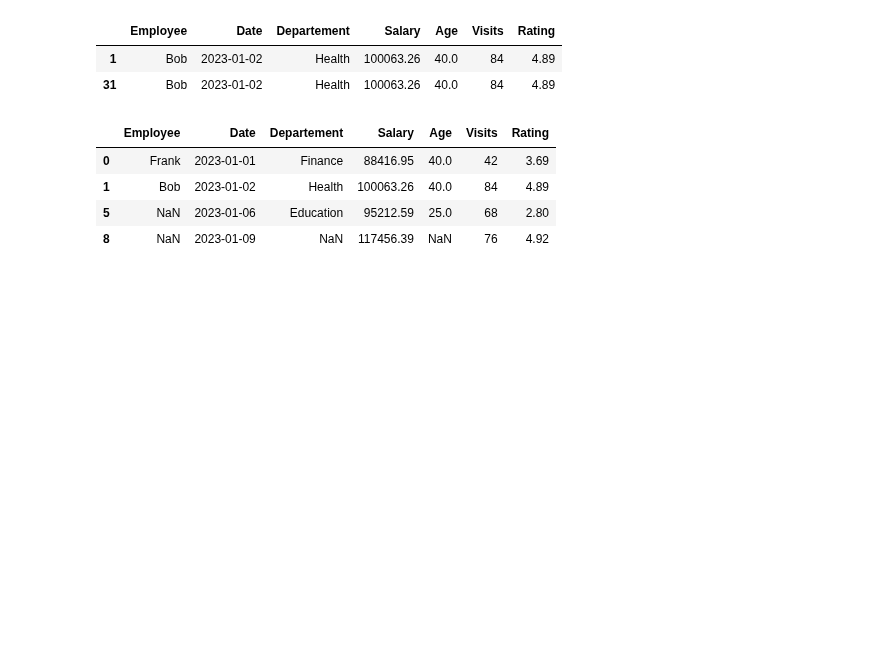
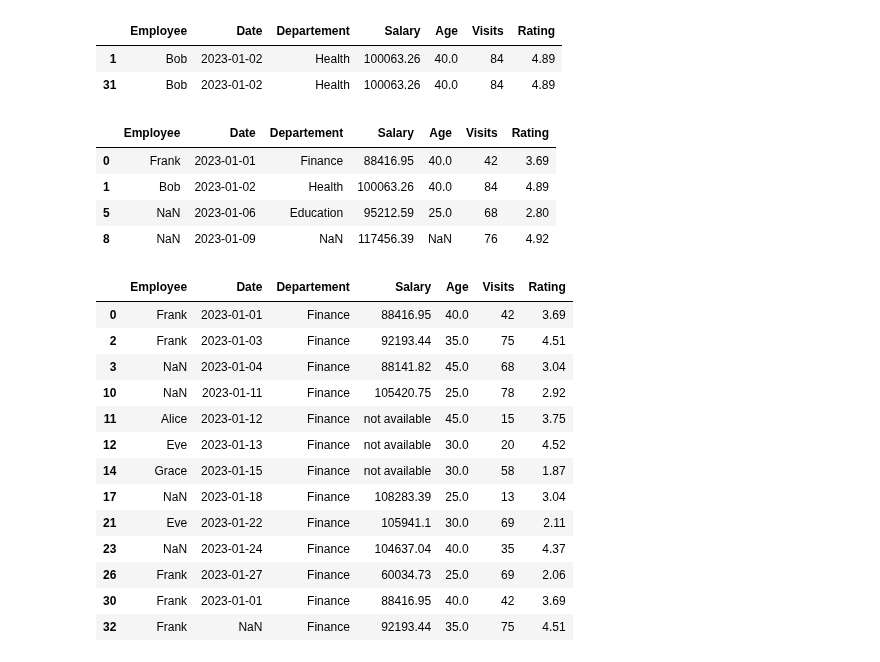
Before and after one commit to nevillemakoyi/Pandas_basic, a Jupyter notebook: notebooks/3 - data cleaning avec pandas - Exercice - élève .ipynb, the cells around one changed output. Saved outputs shown, nothing was run; the diff lists cells and outputs as text; code cells hidden in the pictures; blank space fills up the shorter version.

```diff
--- a/notebooks/3 - data cleaning avec pandas - Exercice - élève .ipynb
+++ b/notebooks/3 - data cleaning avec pandas - Exercice - élève .ipynb
@@ -312,3 +312,20 @@ dfwp
 | 1 | Bob | 2023-01-02 | Health | 100063.26 | 40.0 | 84 | 4.89 |
 | 5 | NaN | 2023-01-06 | Education | 95212.59 | 25.0 | 68 | 2.80 |
 | 8 | NaN | 2023-01-09 | NaN | 117456.39 | NaN | 76 | 4.92 |
+# %%
+df [df['Departement'] == 'Finance']
+# %% [output]
+|  | Employee | Date | Departement | Salary | Age | Visits | Rating |
+| 0 | Frank | 2023-01-01 | Finance | 88416.95 | 40.0 | 42 | 3.69 |
+| 2 | Frank | 2023-01-03 | Finance | 92193.44 | 35.0 | 75 | 4.51 |
+| 3 | NaN | 2023-01-04 | Finance | 88141.82 | 45.0 | 68 | 3.04 |
+| 10 | NaN | 2023-01-11 | Finance | 105420.75 | 25.0 | 78 | 2.92 |
+| 11 | Alice | 2023-01-12 | Finance | not available | 45.0 | 15 | 3.75 |
+| 12 | Eve | 2023-01-13 | Finance | not available | 30.0 | 20 | 4.52 |
+| 14 | Grace | 2023-01-15 | Finance | not available | 30.0 | 58 | 1.87 |
+| 17 | NaN | 2023-01-18 | Finance | 108283.39 | 25.0 | 13 | 3.04 |
+| 21 | Eve | 2023-01-22 | Finance | 105941.1 | 30.0 | 69 | 2.11 |
+| 23 | NaN | 2023-01-24 | Finance | 104637.04 | 40.0 | 35 | 4.37 |
+| 26 | Frank | 2023-01-27 | Finance | 60034.73 | 25.0 | 69 | 2.06 |
+| 30 | Frank | 2023-01-01 | Finance | 88416.95 | 40.0 | 42 | 3.69 |
+| 32 | Frank | NaN | Finance | 92193.44 | 35.0 | 75 | 4.51 |
```
